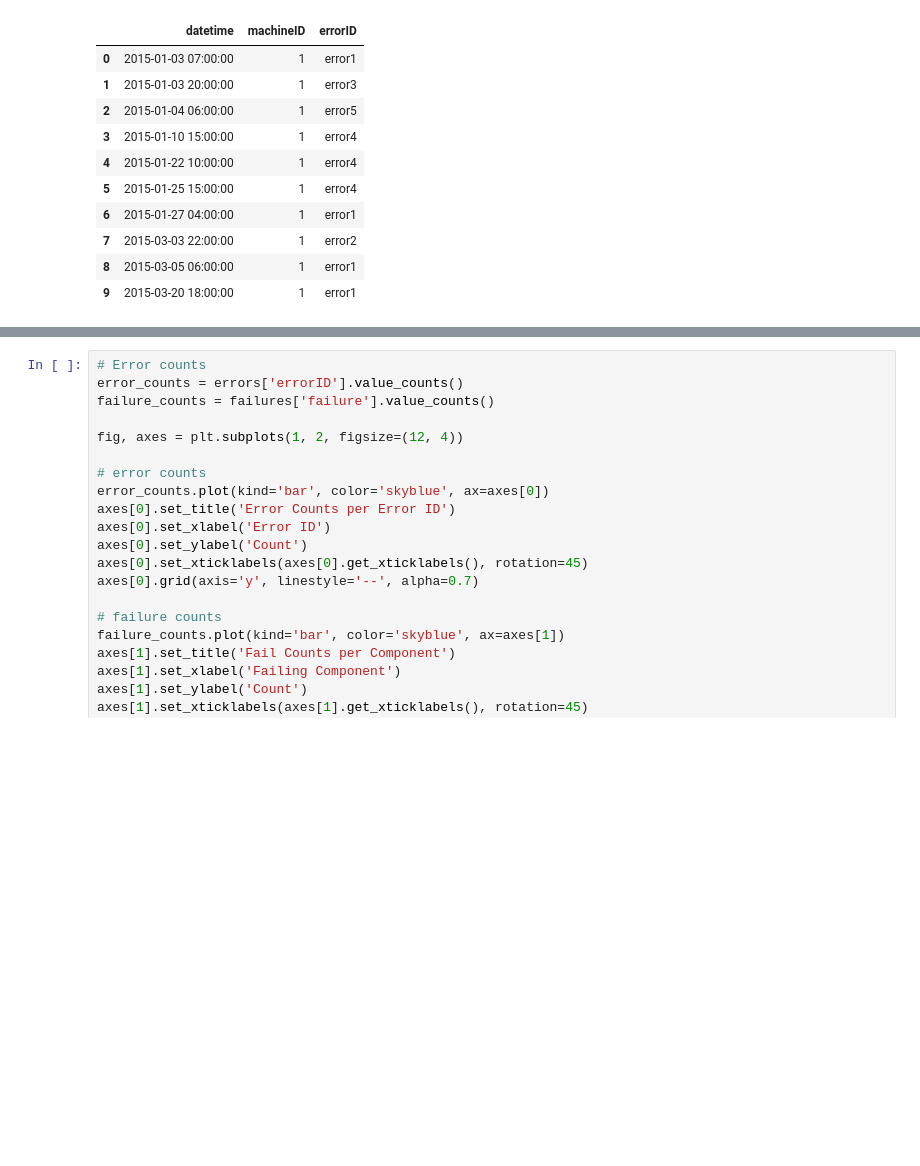
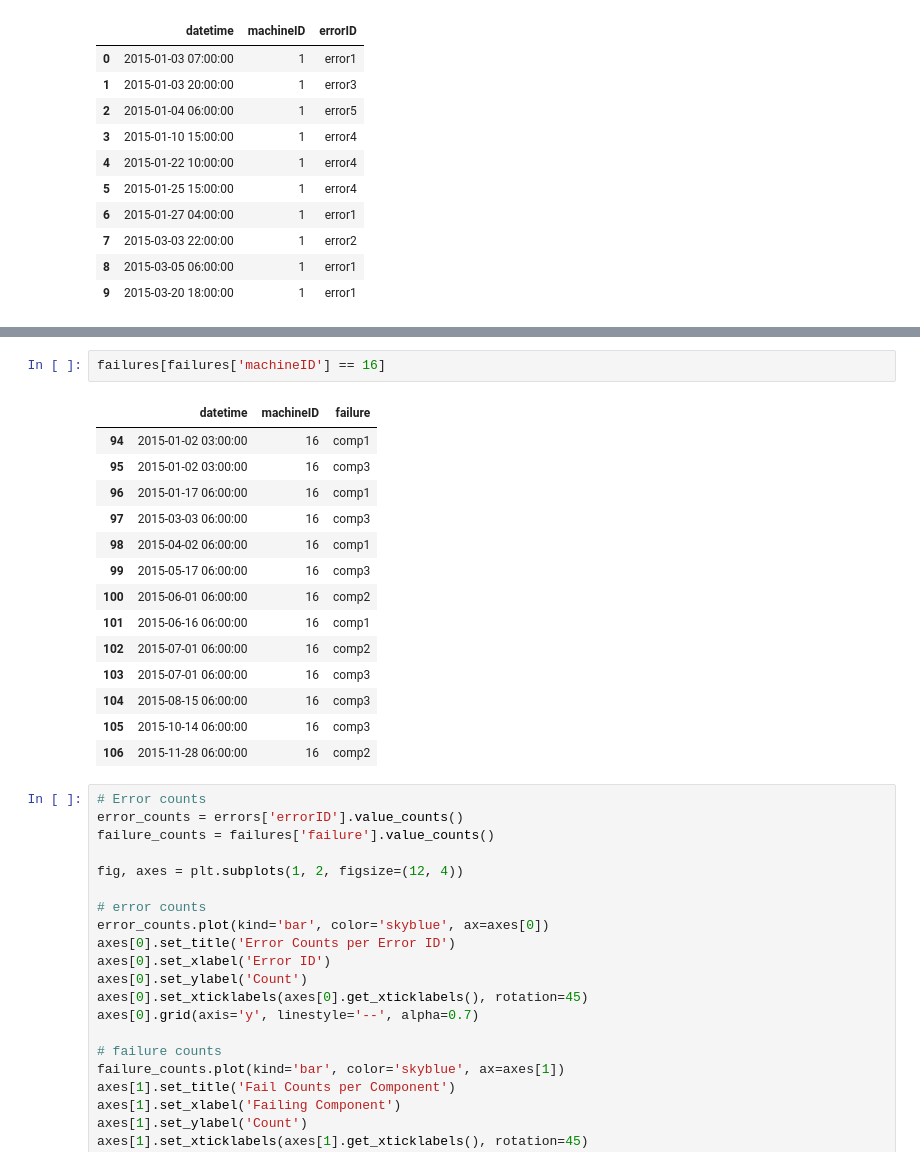
Before and after one commit to ainsleylaiuw/predictive-maintenance, a Jupyter notebook: exploratory.ipynb, the cells around one changed output, grey strips where cells are left out. Drawn from its saved outputs; the diff is of its cells as text; blank space fills up the shorter version.

```diff
--- a/exploratory.ipynb
+++ b/exploratory.ipynb
@@ -111,3 +131,20 @@ errors.iloc[0:10, :]
+# %%
+failures[failures['machineID'] == 16]
+# %% [output]
+|  | datetime | machineID | failure |
+| 94 | 2015-01-02 03:00:00 | 16 | comp1 |
+| 95 | 2015-01-02 03:00:00 | 16 | comp3 |
+| 96 | 2015-01-17 06:00:00 | 16 | comp1 |
+| 97 | 2015-03-03 06:00:00 | 16 | comp3 |
+| 98 | 2015-04-02 06:00:00 | 16 | comp1 |
+| 99 | 2015-05-17 06:00:00 | 16 | comp3 |
+| 100 | 2015-06-01 06:00:00 | 16 | comp2 |
+| 101 | 2015-06-16 06:00:00 | 16 | comp1 |
+| 102 | 2015-07-01 06:00:00 | 16 | comp2 |
+| 103 | 2015-07-01 06:00:00 | 16 | comp3 |
+| 104 | 2015-08-15 06:00:00 | 16 | comp3 |
+| 105 | 2015-10-14 06:00:00 | 16 | comp3 |
+| 106 | 2015-11-28 06:00:00 | 16 | comp2 |
 # %%
 # Error counts
 error_counts = errors['errorID'].value_counts()
```
Also changed, not shown: parts of 3 cells of this notebook, 3 other files.
